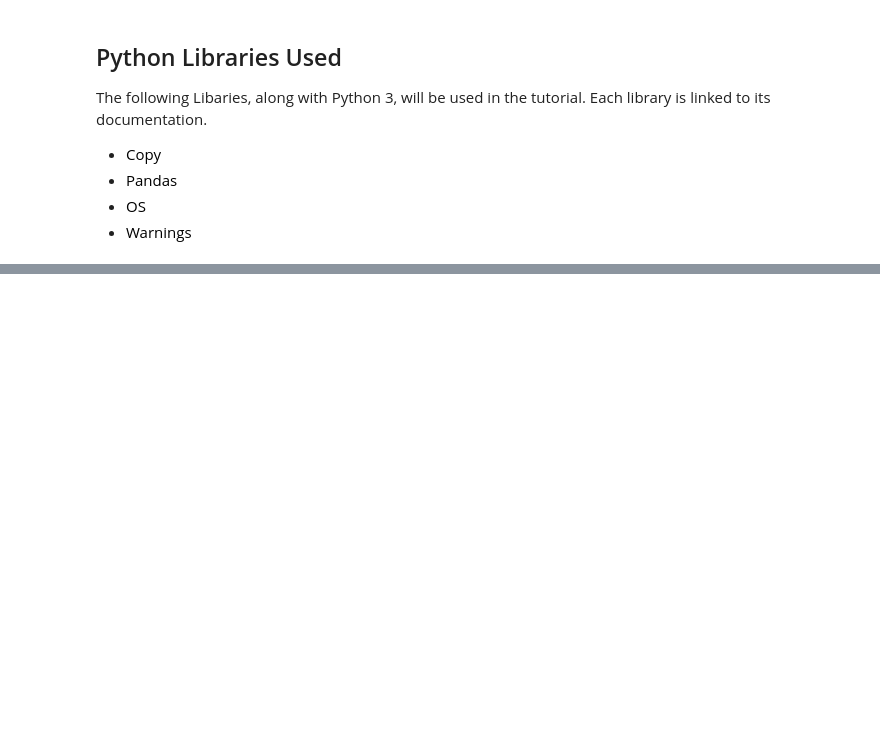
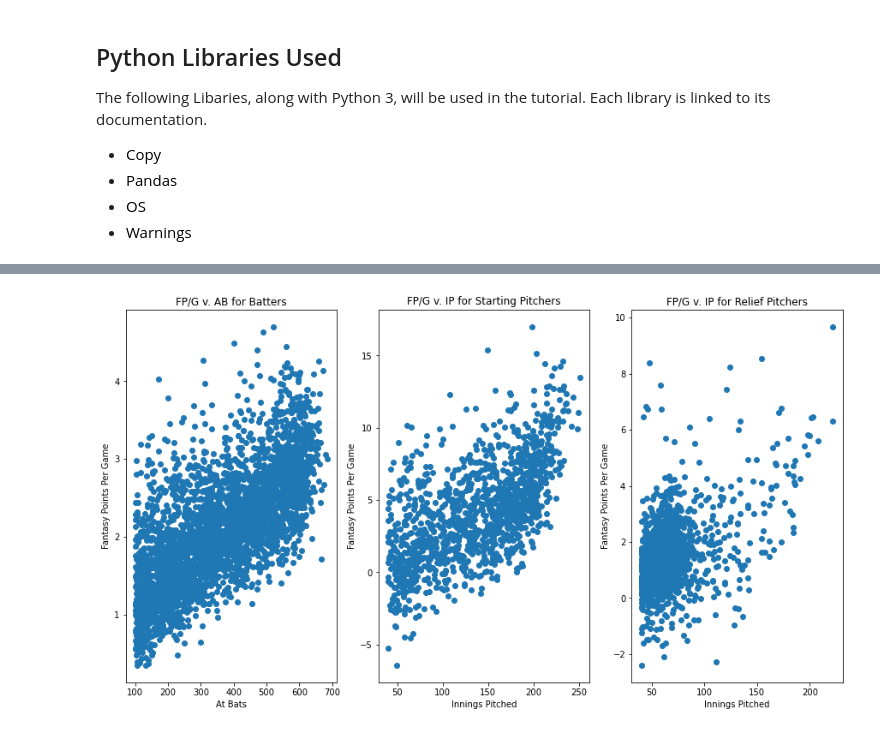
Before and after one commit to mikeisen1/Fantasy-Baseball-Prediction, a Jupyter notebook: cmsc320-final-project.ipynb, the cells around one changed output, grey strips where cells are left out. Drawn from its saved outputs; the diff is of its cells as text; code cells hidden in the pictures; blank space fills up the shorter version.

```diff
--- a/cmsc320-final-project.ipynb
+++ b/cmsc320-final-project.ipynb
@@ -137,0 +200,26 @@ stats[2020][0].describe()
+# %%
+batters_ab = all_batters['AB']
+starters_ip = all_starters['IP']
+relievers_ip = all_relievers['IP']
+
+#creating the scatter plots
+fig, ax = plt.subplots(1, 3,figsize=(15,8))
+ax[0].scatter(batters_ab,ppg_batters)
+ax[0].set_xlabel('At Bats')
+ax[0].set_ylabel('Fantasy Points Per Game')
+ax[0].set_title('FP/G v. AB for Batters')
+
+ax[1].scatter(starters_ip,ppg_starters)
+ax[1].set_xlabel('Innings Pitched')
+ax[1].set_ylabel('Fantasy Points Per Game')
+ax[1].set_title('FP/G v. IP for Starting Pitchers')
+
+ax[2].scatter(relievers_ip,ppg_relievers)
+ax[2].set_xlabel('Innings Pitched')
+ax[2].set_ylabel('Fantasy Points Per Game')
+ax[2].set_title('FP/G v. IP for Relief Pitchers')
+
+plt.show()
+#search for most innings thrown by a relief pitcher for each year
+# %% [output]
+[figure, added]
```
Also changed, not shown: parts of 14 cells of this notebook, 1 other file.
